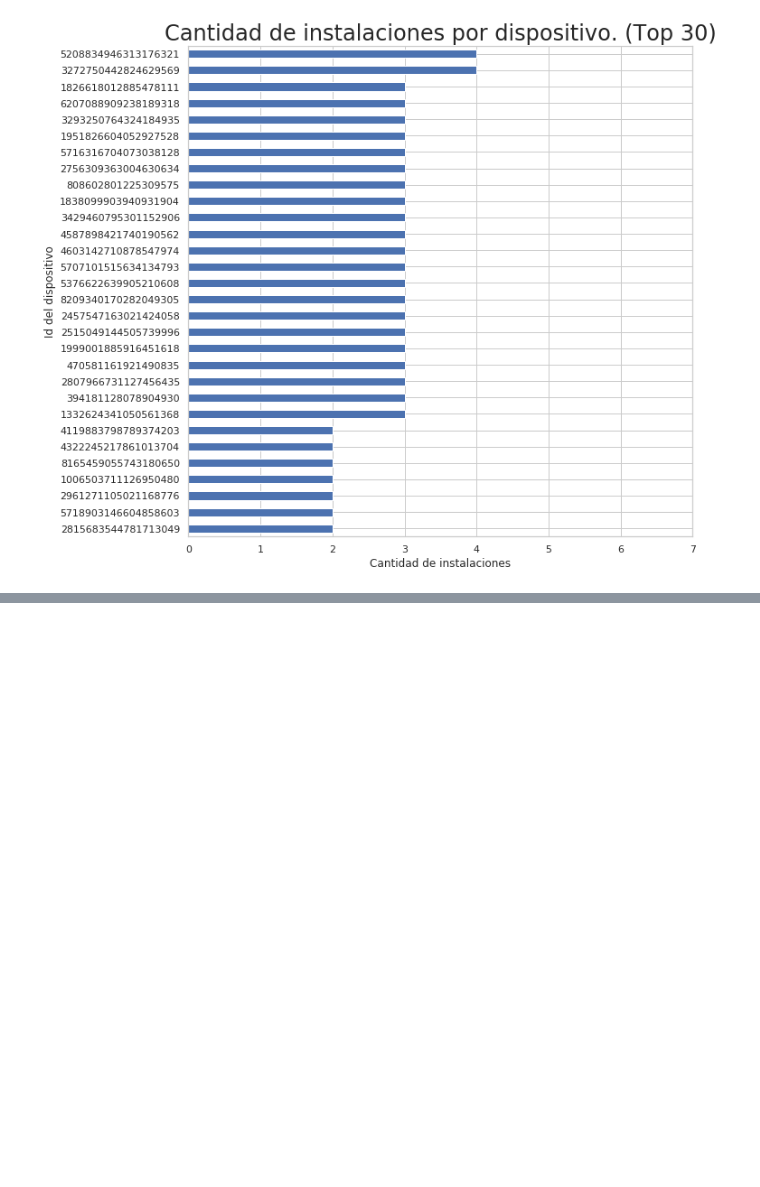
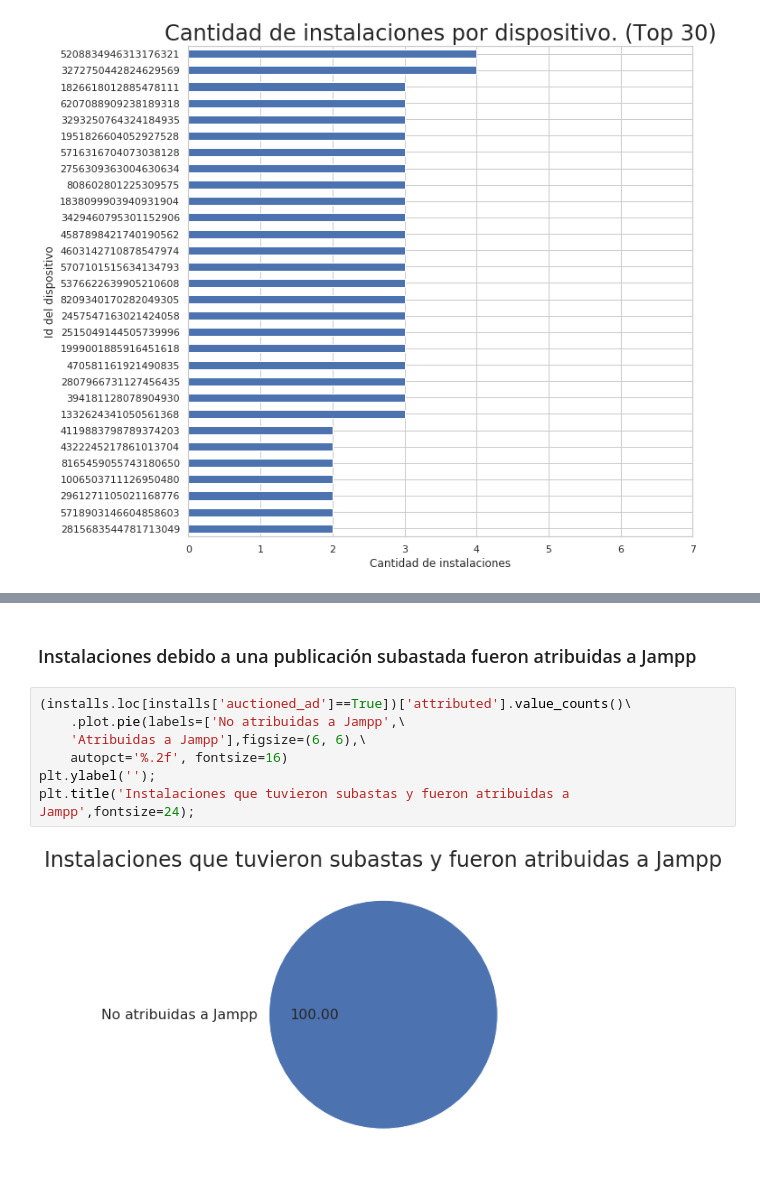
Before and after one commit to alepenaa94/Datos_2019, a Jupyter notebook: Notebook/TP1_Análisis Exploratorio.ipynb, the cells around one changed output, grey strips where cells are left out. Drawn from its saved outputs; the diff is of its cells as text; blank space fills up the shorter version.

```diff
--- a/Notebook/TP1_Análisis Exploratorio.ipynb
+++ b/Notebook/TP1_Análisis Exploratorio.ipynb
@@ -675,0 +677,12 @@ Text(0.5, 1.0, 'Instalaciones que tuvieron subastas')
+# %% [markdown]
+<a id='link_27'></a>
+### Instalaciones debido a una publicación subastada fueron atribuidas a Jampp
+# %%
+(installs.loc[installs['auctioned_ad']==True])['attributed'].value_counts()\
+    .plot.pie(labels=['No atribuidas a Jampp',\
+    'Atribuidas a Jampp'],figsize=(6, 6),\
+    autopct='%.2f', fontsize=16)
+plt.ylabel('');
+plt.title('Instalaciones que tuvieron subastas y fueron atribuidas a Jampp',fontsize=24);
+# %% [output]
+[figure, added]
```
Also changed, not shown: parts of 4 cells of this notebook.
